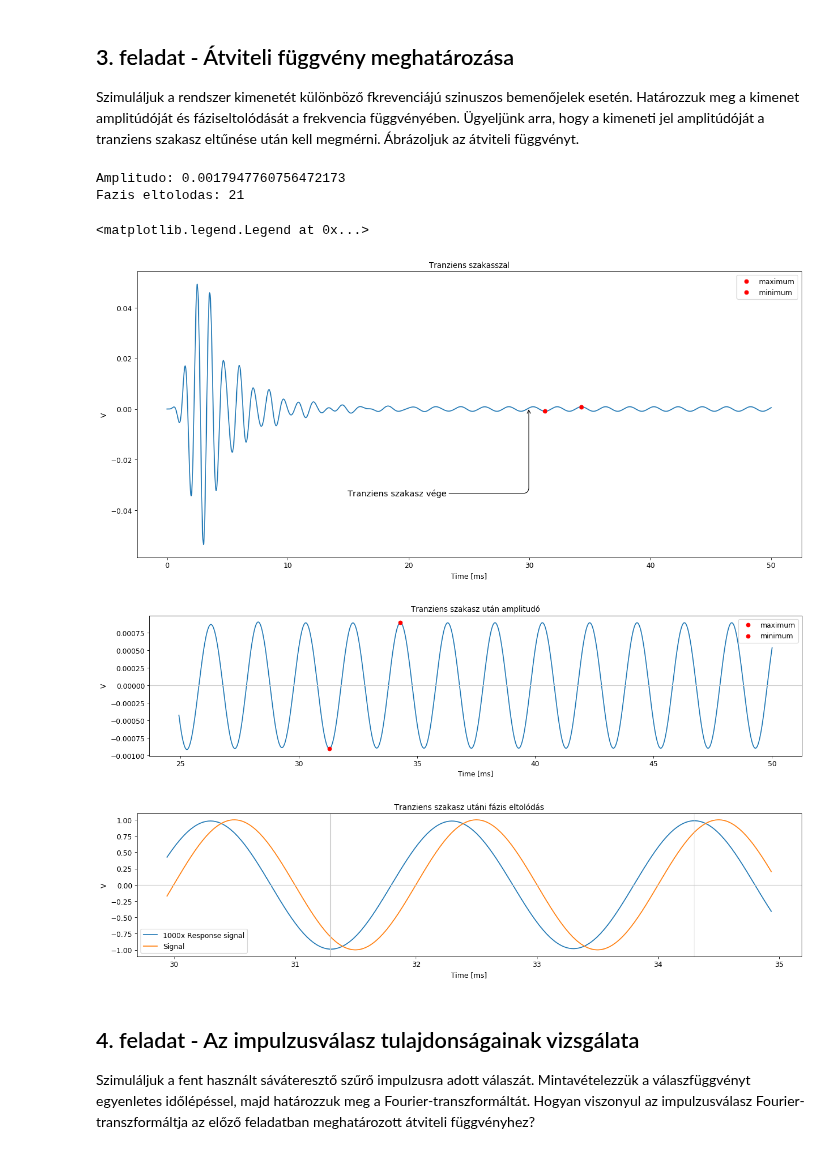
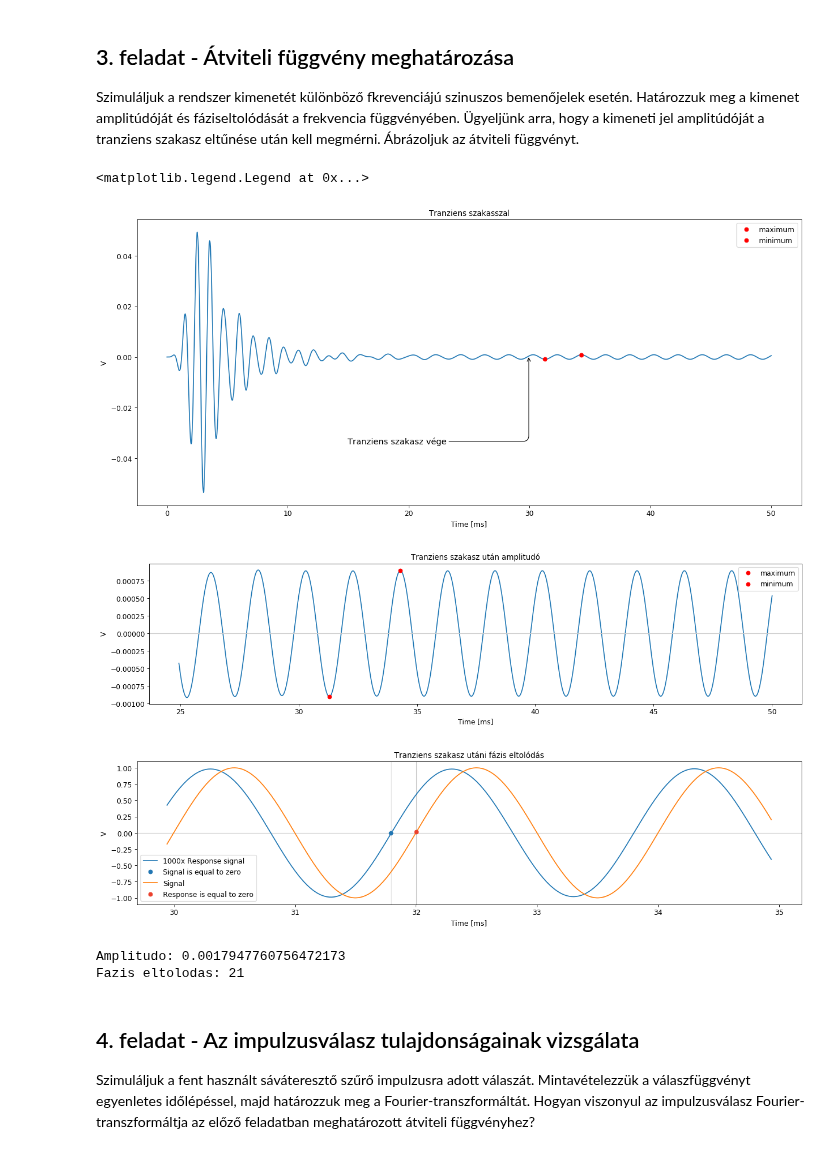
Before and after one commit to Tominano/Numerical-methods-of-physics-II, a Jupyter notebook: 3_feladatsor/3_feladat_Kapolcs.ipynb, the cells around one changed output. Saved outputs shown, nothing was run; the diff lists cells and outputs as text; code cells hidden in the pictures.

```diff
--- a/3_feladatsor/3_feladat_Kapolcs.ipynb
+++ b/3_feladatsor/3_feladat_Kapolcs.ipynb
@@ -435,12 +435,6 @@ amplitude_minimum_index = [i for i, j in enumerate(r_sin[3000:]) if j == min(r_s
 
 phase_null_signal = min(enumerate(s_sin[3150:3250]), key=lambda x: abs(x[1]-0))
 phase_null_response = min(enumerate(r_sin[3150:3250]), key=lambda x: abs(x[1]-0))
-
-print("Amplitudo: " + str(abs(r_sin[3000+amplitude_maximum_index])+abs(r_sin[3000+amplitude_minimum_index])))
-print("Fazis eltolodas: " + str(abs(phase_null_response[0]-phase_null_signal[0])))
-# %% [output]
-Amplitudo: 0.0017947760756472173
-Fazis eltolodas: 21
 # %%
 # Átviteli függvény ábrázolása
 
@@ -451,38 +445,45 @@ plt.annotate( "Tranziens szakasz vége", xy=(t_sin[3000] * 1e3,r_sin[3000]),
              arrowprops=dict(arrowstyle="->", connectionstyle = "angle,angleA=0,angleB=90,rad=10") )
 plt.plot(t_sin[3435] * 1e3,r_sin[3435],'ro',label='maximum')
 plt.plot(t_sin[3135] * 1e3,r_sin[3135],'ro',label='minimum')
 plt.title("Tranziens szakasszal")
 plt.xlabel("Time [ms]")
 plt.ylabel("V")
 plt.legend()
 
 plt.figure(num=None, figsize=(16, 4), dpi=80, facecolor='w', edgecolor='k')
 plt.plot(t_sin[2500:] * 1e3, r_sin[2500:])
 plt.plot(t_sin[3435] * 1e3,r_sin[3435],'ro',label='maximum')
 plt.plot(t_sin[3135] * 1e3,r_sin[3135],'ro',label='minimum')
 plt.title("Tranziens szakasz után amplitudó")
 plt.xlabel("Time [ms]")
 plt.ylabel("V")
 plt.axhline(y=0, linewidth=1, color='#cccccc')
 plt.legend()
 
 plt.figure(num=None, figsize=(16, 4), dpi=80, facecolor='w', edgecolor='k')
+plt.axvline(x=t_sin[3150+phase_null_signal[0]] * 1e3, linewidth=1, color='#cccccc')
+plt.axvline(x=t_sin[3150+phase_null_response[0]] * 1e3, linewidth=1, color='#cccccc')
+plt.axhline(y=0, linewidth=1, color='#cccccc')
 plt.plot(t_sin[3000:3500] * 1e3, 1100*r_sin[3000:3500], label="1000x Response signal")
+plt.plot(t_sin[3150+phase_null_response[0]] * 1e3,r_sin[3150+phase_null_response[0]],'o',color = '#2176B3' ,label='Signal is equal to zero')
 plt.plot(t_sin[3000:3500] * 1e3, s_sin[3000:3500], label="Signal")
+plt.plot(t_sin[3150+phase_null_signal[0]] * 1e3,s_sin[3150+phase_null_signal[0]],'o',color = '#eb412d',label='Response is equal to zero')
 plt.title("Tranziens szakasz utáni fázis eltolódás")
 plt.xlabel("Time [ms]")
 plt.ylabel("V")
-
-plt.axvline(x=t_sin[3435] * 1e3, linewidth=1, color='#cccccc')
-plt.axvline(x=t_sin[3135] * 1e3, linewidth=1, color='#cccccc')
-plt.axhline(y=0, linewidth=1, color='#cccccc')
 # plt.grid(b=True, which='major', color='#cccccc', linestyle='-')
 plt.legend()
 # %% [output]
 <matplotlib.legend.Legend at 0x...>
 [figure]
 [figure]
-[figure, old version]
+[figure, new version]
+# %%
+print("Amplitudo: " + str(abs(r_sin[3000+amplitude_maximum_index])+abs(r_sin[3000+amplitude_minimum_index])))
+print("Fazis eltolodas: " + str(abs(phase_null_response[0]-phase_null_signal[0])))
+# %% [output]
+Amplitudo: 0.0017947760756472173
+Fazis eltolodas: 21
 # %% [markdown]
 ## 4. feladat - Az impulzusválasz tulajdonságainak vizsgálata
 
```
